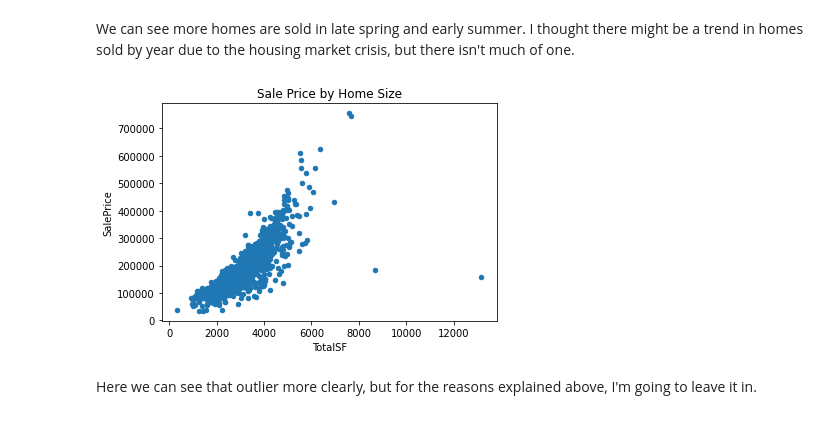
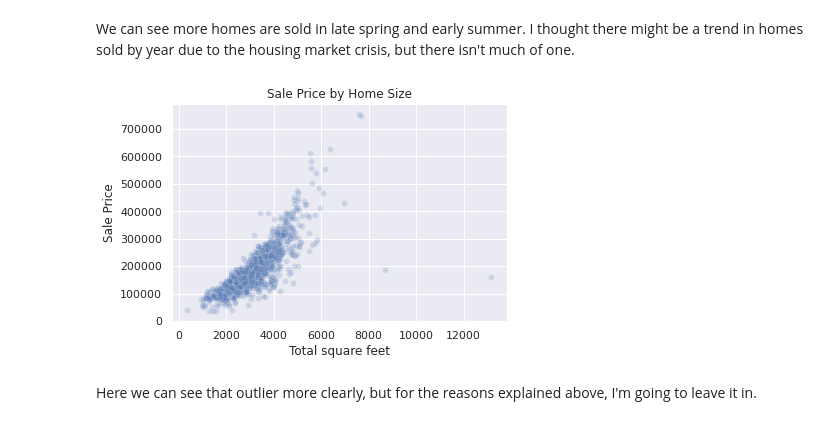
Before and after one commit to amjcosta/Kaggle, a Jupyter notebook: house_price_prediction/housing_price_prediction.ipynb, the cells around one changed output. Saved outputs shown, nothing was run; the diff lists cells and outputs as text; code cells hidden in the pictures.

```diff
--- a/house_price_prediction/housing_price_prediction.ipynb
+++ b/house_price_prediction/housing_price_prediction.ipynb
@@ -297,8 +349,13 @@ I think some graphs would be easier to understand. Let's save this and move alon
 df.to_csv('train_added_season_sqf.csv')
 # %%
 import matplotlib.pyplot as plt
+import seaborn as sns
+
+sns.set()
 
 price_by_neighborhood = df.groupby('Neighborhood').mean()['SalePrice']
 price_by_neighborhood.plot(kind='bar')
+plt.ylabel('Average Price')
+plt.title('Average Price of Homes Sold by Neighborhood')
 plt.show()
 # %% [output]
@@ -326,10 +391,13 @@ plt.show()
 # %% [markdown]
 We can see more homes are sold in late spring and early summer. I thought there might be a trend in homes sold by year due to the housing market crisis, but there isn't much of one.
 # %%
-df.plot(x='TotalSF', y='SalePrice', kind='scatter', title='Sale Price by Home Size')
+sns.scatterplot(x='TotalSF', y='SalePrice', data=df, alpha=0.2)
+plt.title('Sale Price by Home Size')
+plt.xlabel('Total square feet')
+plt.ylabel('Sale Price')
 plt.show()
 # %% [output]
-[figure, old version]
+[figure, new version]
 # %% [markdown]
 Here we can see that outlier more clearly, but for the reasons explained above, I'm going to leave it in.
 # %%
```
Also changed, not shown: parts of 19 cells of this notebook, 1 other file.
